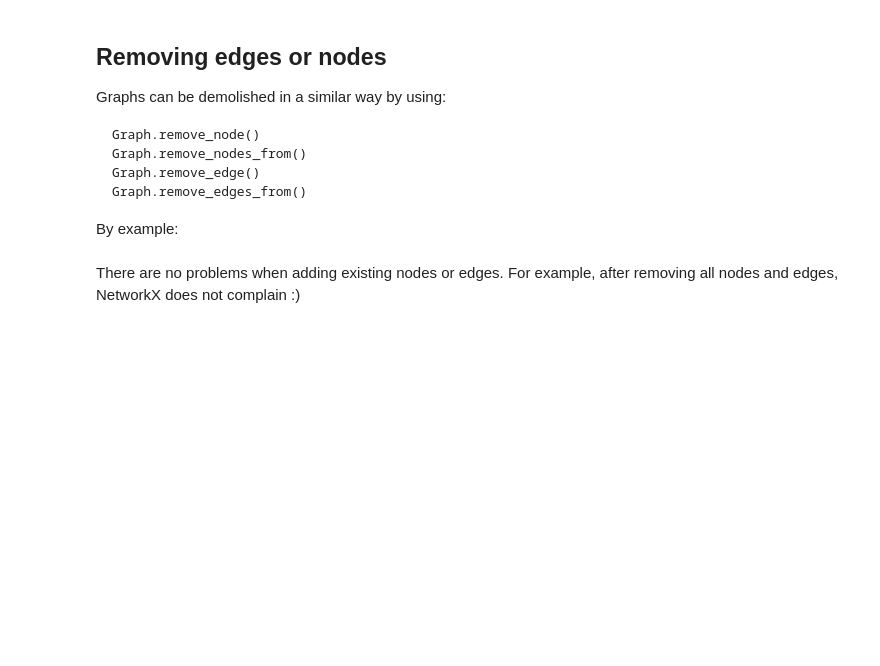
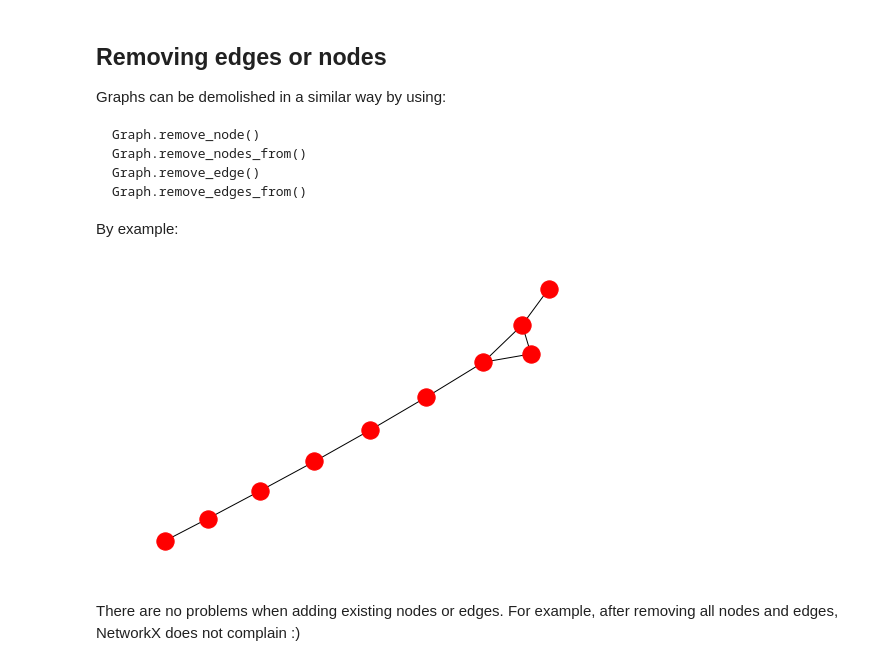
Before and after one commit to MarsMDK/Py_n_Ne, a Jupyter notebook: Lecture_5_0_NetworkX_first_intro.ipynb, the cells around one changed output. Cells and saved outputs as stored; diff of their text form; code cells hidden in the pictures; blank space fills up the shorter version.

```diff
--- a/Lecture_5_0_NetworkX_first_intro.ipynb
+++ b/Lecture_5_0_NetworkX_first_intro.ipynb
@@ -119,6 +127,10 @@ By example:
 # %%
 #We can remove some spefic set of nodes
 G.remove_nodes_from(H)
+# %%
+nx.draw(G)
+# %% [output]
+[figure, added]
 # %%
 #or we can wipe out everything
 G.clear() # this removes everything!
```
Also changed, not shown: parts of 13 cells of this notebook, 3 other files.
